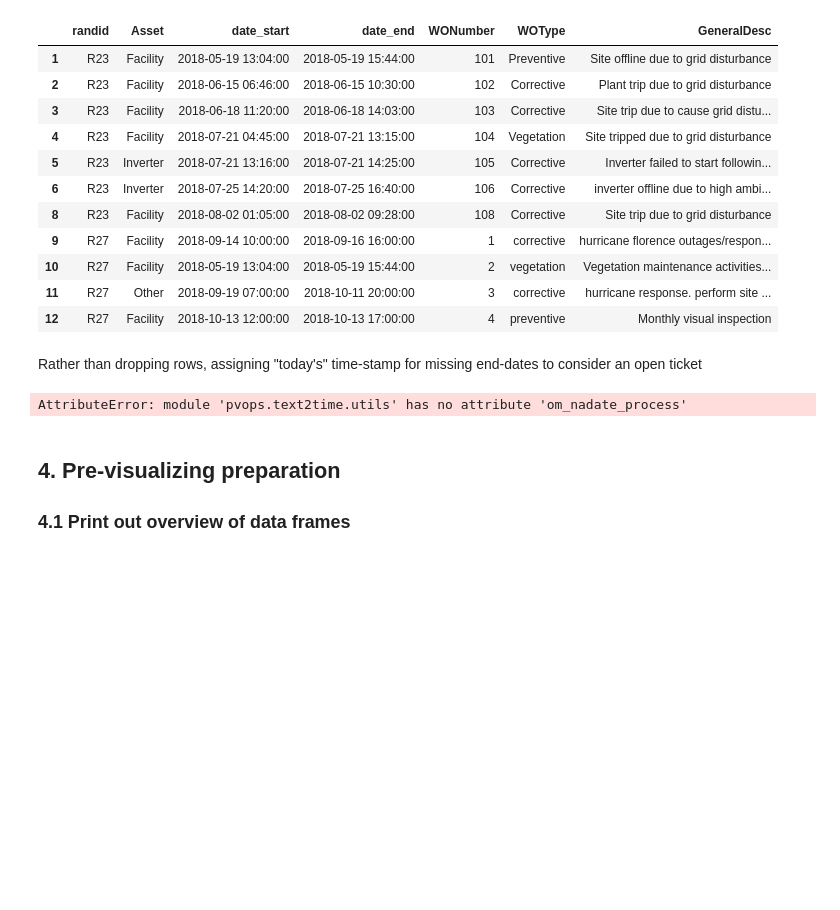
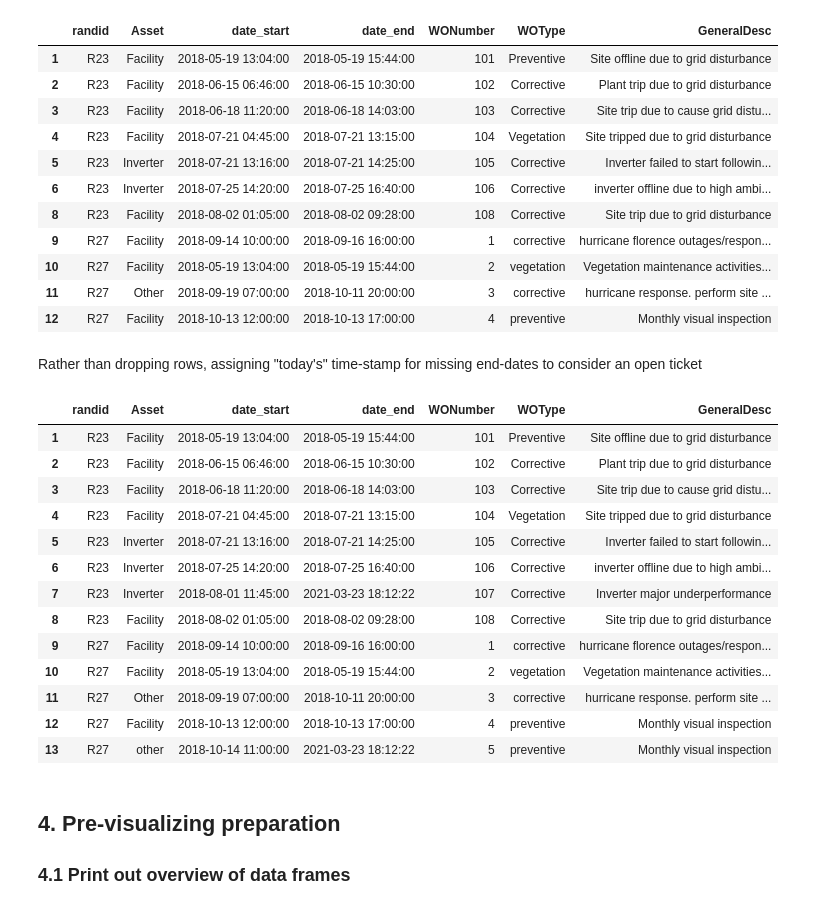
Before and after one commit to sandialabs/pvOps, a Jupyter notebook: examples/tutorial_text2time_module.ipynb, the cells around one changed output. Saved outputs shown, nothing was run; the diff lists cells and outputs as text; code cells hidden in the pictures; blank space fills up the shorter version.

```diff
--- a/examples/tutorial_text2time_module.ipynb
+++ b/examples/tutorial_text2time_module.ipynb
@@ -410,10 +410,23 @@ om_data_datena_d
 # %% [markdown]
 Rather than dropping rows, assigning "today's" time-stamp for missing end-dates to consider an open ticket
 # %%
-om_data_datena_t, addressed = utils.om_nadate_process(om_data_checked_s, om_col_dict, om_dendflag='today')
+om_data_datena_t, addressed = preprocess.om_nadate_process(om_data_checked_s, om_col_dict, om_dendflag='today')
 om_data_datena_t
 # %% [output]
-AttributeError: module 'pvops.text2time.utils' has no attribute 'om_nadate_process'
+|  | randid | Asset | date_start | date_end | WONumber | WOType | GeneralDesc |
+| 1 | R23 | Facility | 2018-05-19 13:04:00 | 2018-05-19 15:44:00 | 101 | Preventive | Site offline due to grid disturbance |
+| 2 | R23 | Facility | 2018-06-15 06:46:00 | 2018-06-15 10:30:00 | 102 | Corrective | Plant trip due to grid disturbance |
+| 3 | R23 | Facility | 2018-06-18 11:20:00 | 2018-06-18 14:03:00 | 103 | Corrective | Site trip due to cause grid distu... |
+| 4 | R23 | Facility | 2018-07-21 04:45:00 | 2018-07-21 13:15:00 | 104 | Vegetation | Site tripped due to grid disturbance |
+| 5 | R23 | Inverter | 2018-07-21 13:16:00 | 2018-07-21 14:25:00 | 105 | Corrective | Inverter failed to start followin... |
+| 6 | R23 | Inverter | 2018-07-25 14:20:00 | 2018-07-25 16:40:00 | 106 | Corrective | inverter offline due to high ambi... |
+| 7 | R23 | Inverter | 2018-08-01 11:45:00 | 2021-03-23 18:12:22 | 107 | Corrective | Inverter major underperformance |
+| 8 | R23 | Facility | 2018-08-02 01:05:00 | 2018-08-02 09:28:00 | 108 | Corrective | Site trip due to grid disturbance |
+| 9 | R27 | Facility | 2018-09-14 10:00:00 | 2018-09-16 16:00:00 | 1 | corrective | hurricane florence outages/respon... |
+| 10 | R27 | Facility | 2018-05-19 13:04:00 | 2018-05-19 15:44:00 | 2 | vegetation | Vegetation maintenance activities... |
+| 11 | R27 | Other | 2018-09-19 07:00:00 | 2018-10-11 20:00:00 | 3 | corrective | hurricane response. perform site ... |
+| 12 | R27 | Facility | 2018-10-13 12:00:00 | 2018-10-13 17:00:00 | 4 | preventive | Monthly visual inspection |
+| 13 | R27 | other | 2018-10-14 11:00:00 | 2021-03-23 18:12:22 | 5 | preventive | Monthly visual inspection |
 # %% [markdown]
 ## 4. Pre-visualizing preparation
 
```
Also changed, not shown: parts of 4 cells of this notebook, 2 other files.
